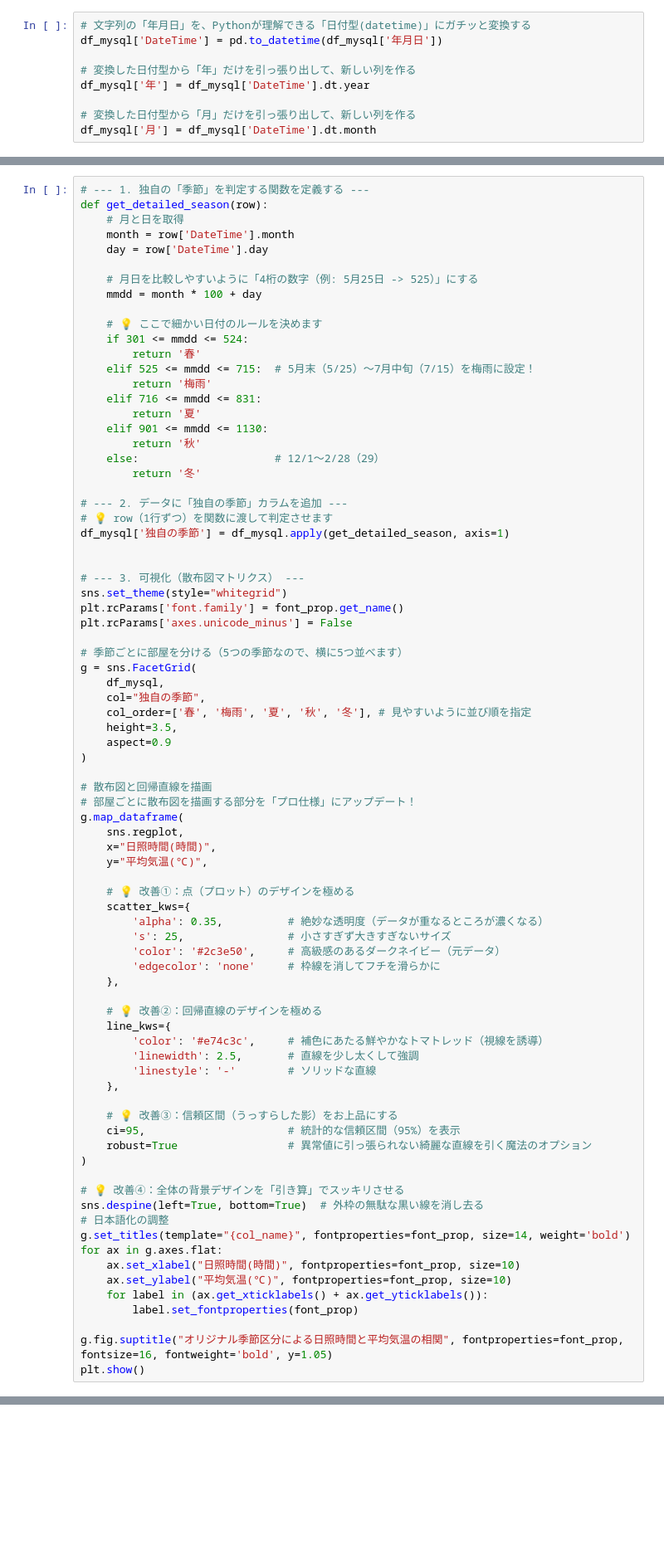
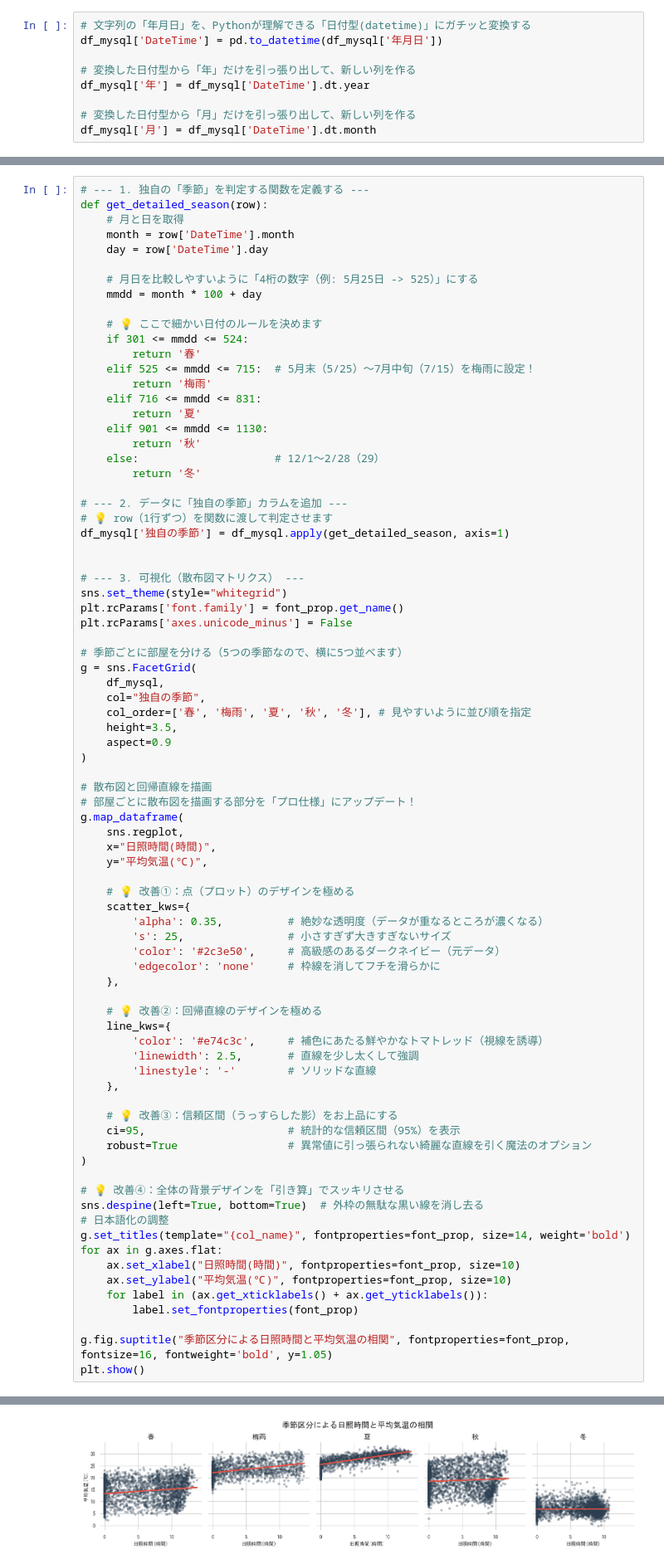
Before and after one commit to toshi-works/toshi-works, a Jupyter notebook: images/result_05_weather_forecast.ipynb, the cells around one changed output, grey strips where cells are left out. Shown at 83% size. Drawn from its saved outputs; the diff is of its cells as text; blank space fills up the shorter version.

```diff
--- a/images/result_05_weather_forecast.ipynb
+++ b/images/result_05_weather_forecast.ipynb
@@ -408,6 +395,6 @@ for ax in g.axes.flat:
     for label in (ax.get_xticklabels() + ax.get_yticklabels()):
         label.set_fontproperties(font_prop)
 
-g.fig.suptitle("オリジナル季節区分による日照時間と平均気温の相関", fontproperties=font_prop, fontsize=16, fontweight='bold', y=1.05)
+g.fig.suptitle("季節区分による日照時間と平均気温の相関", fontproperties=font_prop, fontsize=16, fontweight='bold', y=1.05)
 plt.show()
 # %% [output]
@@ -414,0 +401 @@ NameError: name 'df_mysql' is not defined
+[figure, added]
```
Also changed, not shown: parts of 5 cells of this notebook, 8 other files.
